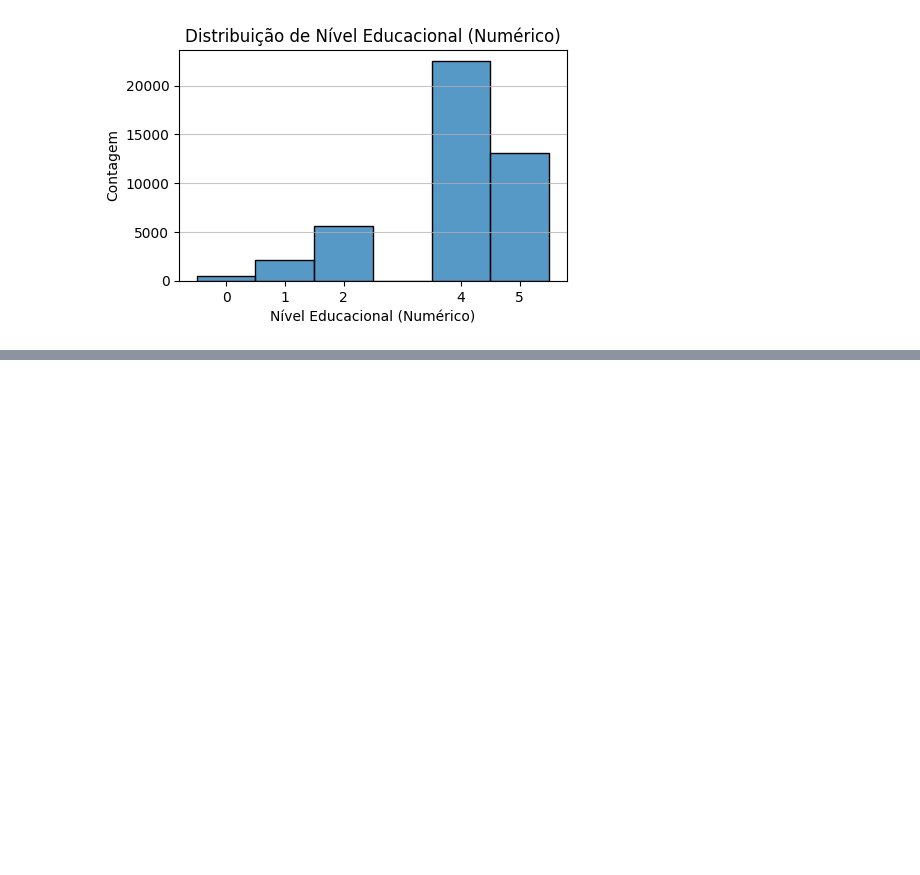
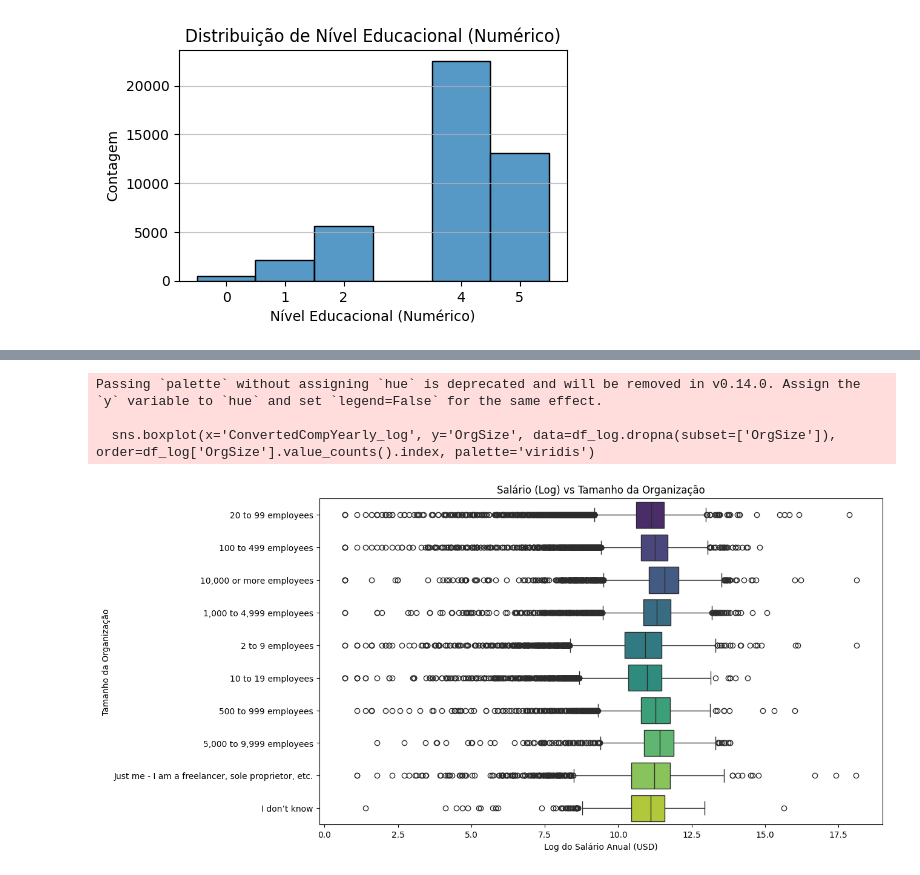
Before and after one commit to KitamuraY3/portfolio-data-science-yukio, a Jupyter notebook: Machine_Learning/Linear_Regression/Developer_Survey/Developer_Survey.ipynb, the cells around one changed output, grey strips where cells are left out. Cells and saved outputs as stored; diff of their text form; code cells hidden in the pictures; blank space fills up the shorter version.

```diff
--- a/Machine_Learning/Linear_Regression/Developer_Survey/Developer_Survey.ipynb
+++ b/Machine_Learning/Linear_Regression/Developer_Survey/Developer_Survey.ipynb
@@ -219,0 +353,13 @@ plt.show()
+# %%
+# BOXPLOT PARA A RELAÇÃO ENTRE TIPO DE ORGANIZAÇÃO E SALÁRIO (LOG):
+plt.figure(figsize=(12, 7)) # Ajustei o tamanho
+sns.boxplot(x='ConvertedCompYearly_log', y='OrgSize', data=df_log.dropna(subset=['OrgSize']), order=df_log['OrgSize'].value_counts().index, palette='viridis')
+plt.title('Salário (Log) vs Tamanho da Organização')
+plt.xlabel('Log do Salário Anual (USD)')
+plt.ylabel('Tamanho da Organização')
+plt.show()
+# %% [output]
+Passing `palette` without assigning `hue` is deprecated and will be removed in v0.14.0. Assign the `y` variable to `hue` and set `legend=False` for the same effect.
+
+  sns.boxplot(x='ConvertedCompYearly_log', y='OrgSize', data=df_log.dropna(subset=['OrgSize']), order=df_log['OrgSize'].value_counts().index, palette='viridis')
+[figure, added]
```
Also changed, not shown: parts of 29 cells of this notebook.
